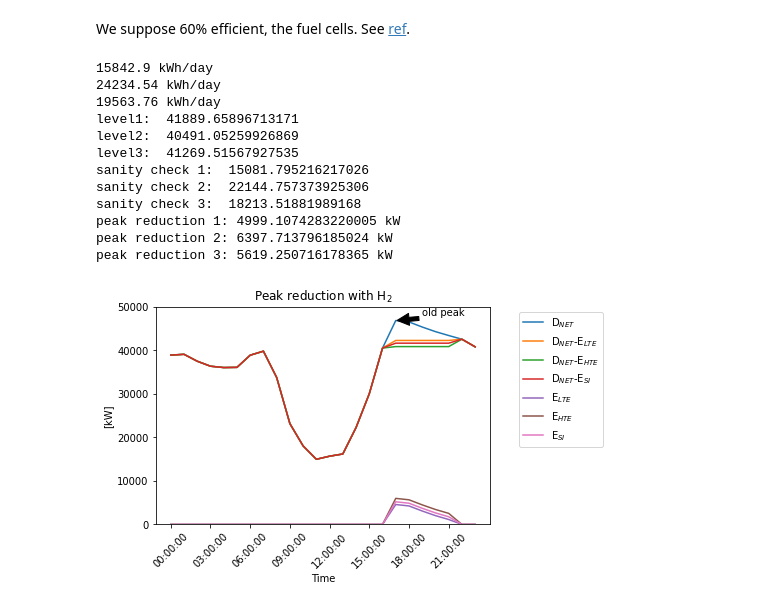
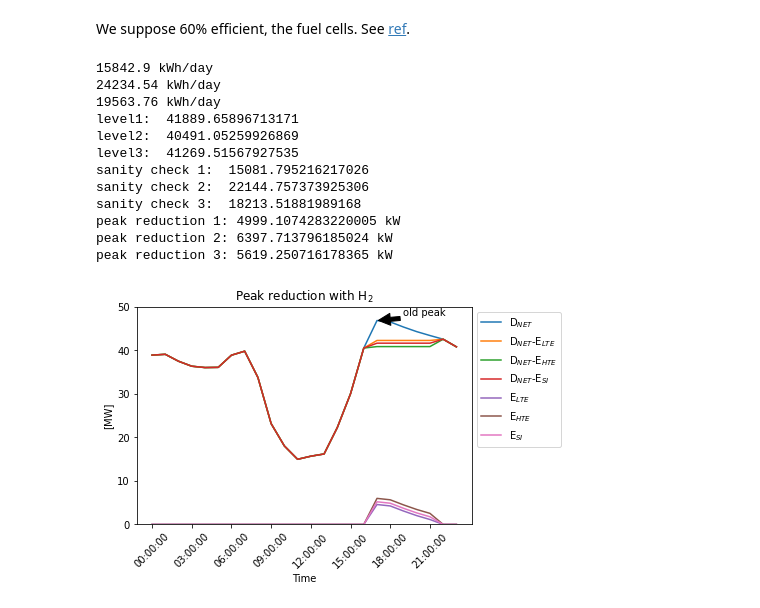
Before and after one commit to robfairh/pride, a Jupyter notebook: duck-curve/duck-curve.ipynb, the cells around one changed output. Saved outputs shown, nothing was run; the diff lists cells and outputs as text; code cells hidden in the pictures.

```diff
--- a/duck-curve/duck-curve.ipynb
+++ b/duck-curve/duck-curve.ipynb
@@ -47,9 +47,11 @@ def get_prediction(syear, stime, elec, fut, plotflag, title, name=0):
         plt.plot(stime, elec, label='data', marker='*', markersize=4)
         plt.plot(sstime, pt, label='regression', marker='o', markersize=5)
         plt.plot(future, ytf, label='prediction', marker='v', markersize=4)
-        plt.legend(loc='upper left')
-        plt.xlabel('year')
-        plt.ylabel('Million [kWh]')
+        plt.legend(loc='upper left', fontsize=14)
+        plt.xticks(fontsize=14)
+        plt.yticks(fontsize=14)
+        plt.xlabel('year', fontsize=14)
+        plt.ylabel('Million [kWh]', fontsize=14)
         plt.title(title+' electricity net generation.')
         # plt.savefig("figures/"+name, dpi=300, bbox_inches="tight")
         plt.show()
@@ -357,44 +358,44 @@ print('sanity check 2: ', sum(new_hydro_elect2))
 print('sanity check 3: ', sum(new_hydro_elect3))
 
 opeak = max(ntotmsol)
 # print('old peak:', opeak)
 find = ntotmsol.tolist().index(max(ntotmsol))
 # print('new peak1:', level1)
 print('peak reduction 1:', opeak-level1, 'kW')
 # print('new peak2:', level2)
 print('peak reduction 2:', opeak-level2, 'kW')
 # print('new peak3:', level3)
 print('peak reduction 3:', opeak-level3, 'kW')
 
-plt.plot(timep, ntotmsol, label = 'D$_{NET}$')
-plt.plot(timep, new_tot_sol1, label = 'D$_{NET}$-E$_{LTE}$')
-plt.plot(timep, new_tot_sol2, label = 'D$_{NET}$-E$_{HTE}$')
-plt.plot(timep, new_tot_sol3, label = 'D$_{NET}$-E$_{SI}$')
-plt.plot(timep, new_hydro_elect1, label = 'E$_{LTE}$')
-plt.plot(timep, new_hydro_elect2, label = 'E$_{HTE}$')
-plt.plot(timep, new_hydro_elect3, label = 'E$_{SI}$')
+plt.plot(timep, ntotmsol/1e3, label = 'D$_{NET}$')
+plt.plot(timep, new_tot_sol1/1e3, label = 'D$_{NET}$-E$_{LTE}$')
+plt.plot(timep, new_tot_sol2/1e3, label = 'D$_{NET}$-E$_{HTE}$')
+plt.plot(timep, new_tot_sol3/1e3, label = 'D$_{NET}$-E$_{SI}$')
+plt.plot(timep, new_hydro_elect1/1e3, label = 'E$_{LTE}$')
+plt.plot(timep, new_hydro_elect2/1e3, label = 'E$_{HTE}$')
+plt.plot(timep, new_hydro_elect3/1e3, label = 'E$_{SI}$')
 
 plt.xticks(np.arange(0, 24, step=3), rotation=45)
-plt.legend(loc="upper right", bbox_to_anchor=(1.35, 1.0), fancybox=True)
-# plt.legend(loc="lower left")
-plt.annotate('old peak', xy=(find, opeak), xytext=(find+2, opeak+1e3),
-            arrowprops=dict(facecolor='black', shrink=0.05))
-plt.ylim(0, 50e3)
-plt.ylabel('[kW]')
+plt.legend(loc="upper left", bbox_to_anchor=(1.0, 1.0), fancybox=True)
+# # plt.legend(loc="lower left")
+plt.annotate('old peak', xy=(find, opeak/1e3), xytext=(find+2, opeak/1e3+1),
+             arrowprops=dict(facecolor='black', shrink=0.05))
+plt.ylim(0, 50)
+plt.ylabel('[MW]')
 plt.xlabel('Time')
 plt.title('Peak reduction with H$_2$')
 plt.savefig("figures/uiuc-hydro3", dpi=300, bbox_inches="tight")
 # %% [output]
 15842.9 kWh/day
 24234.54 kWh/day
 19563.76 kWh/day
 level1:  41889.65896713171
 level2:  40491.05259926869
 level3:  41269.51567927535
 sanity check 1:  15081.795216217026
 sanity check 2:  22144.757373925306
 sanity check 3:  18213.51881989168
 peak reduction 1: 4999.1074283220005 kW
 peak reduction 2: 6397.713796185024 kW
 peak reduction 3: 5619.250716178365 kW
-[figure, old version]
+[figure, new version]
```
Also changed, not shown: parts of 3 cells of this notebook, 3 other files.
